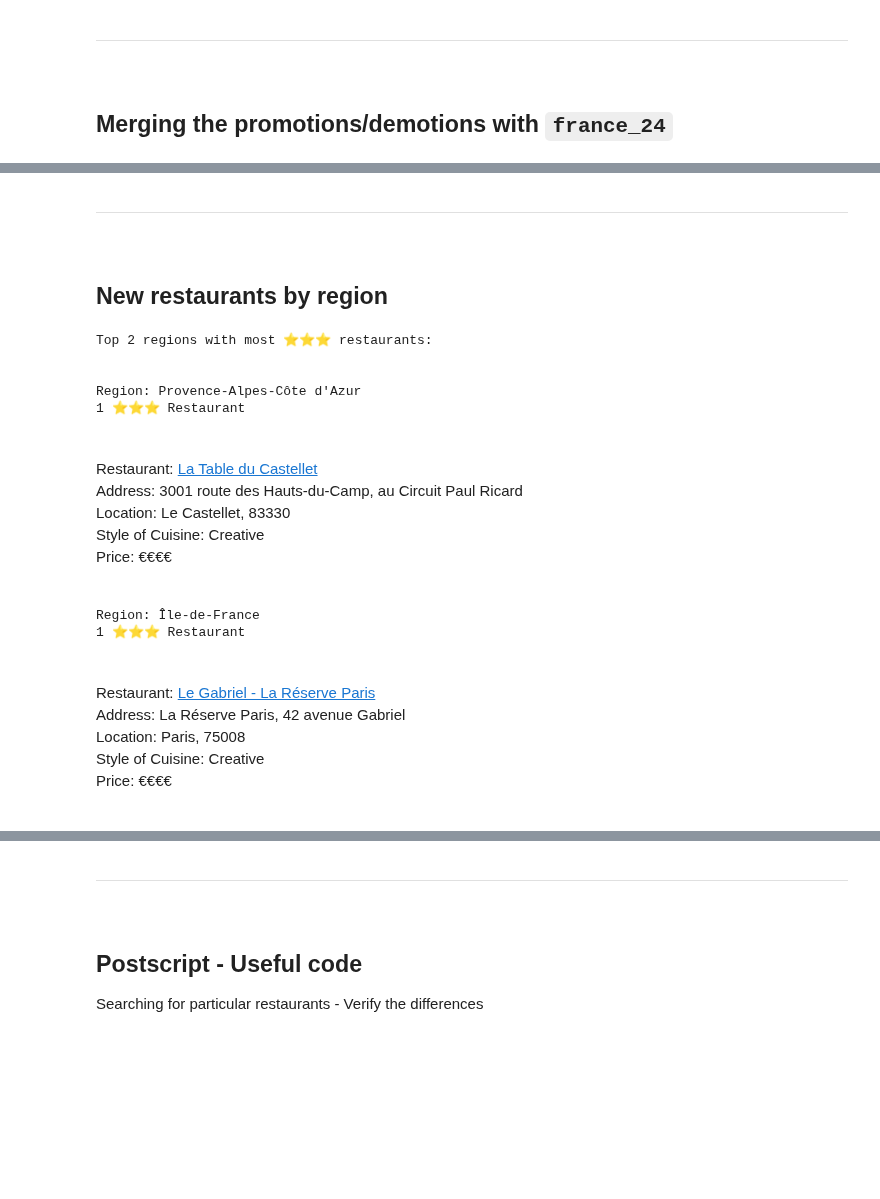
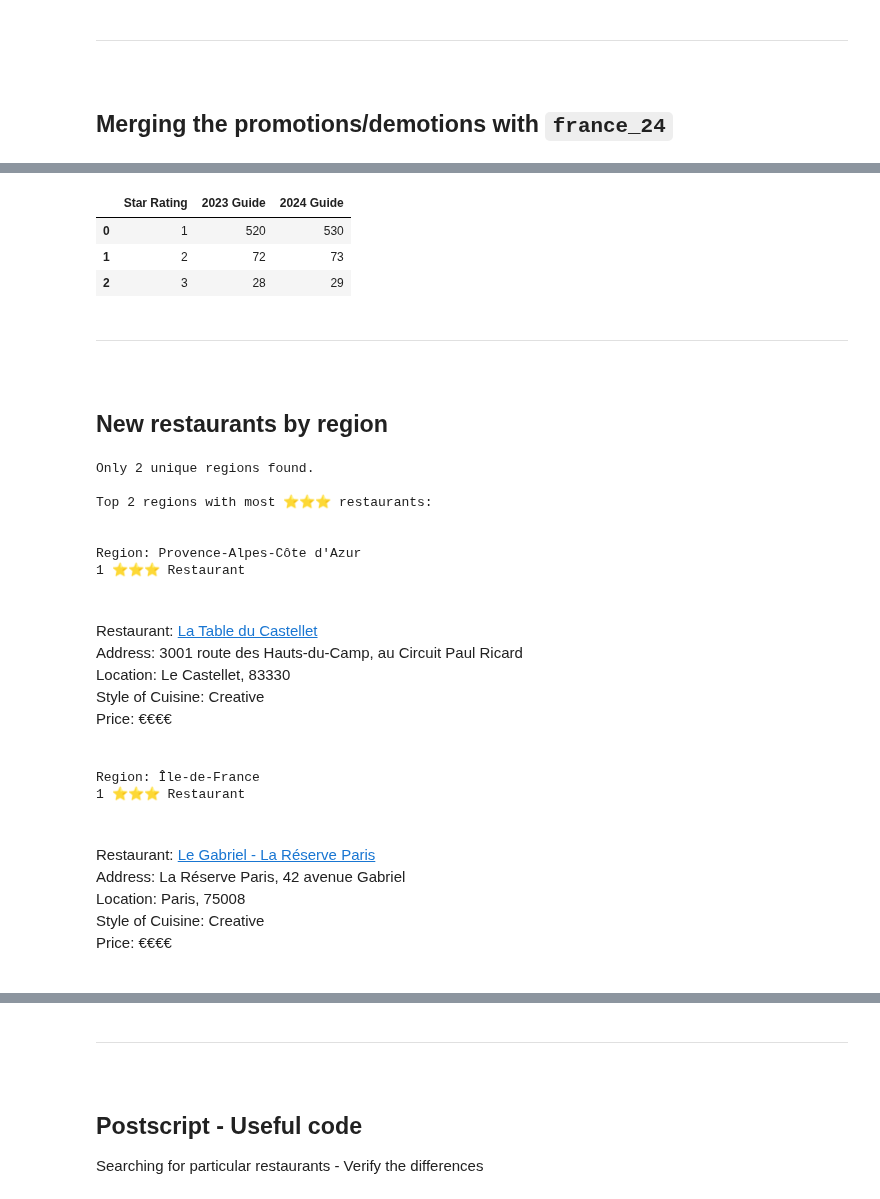
Before and after one commit to pineapple-bois/Michelin_Rated_Restaurants, a Jupyter notebook: Years/2024/Notebooks/France/France_Changes.ipynb, the cells around one changed output, grey strips where cells are left out. Cells and saved outputs as stored; diff of their text form; code cells hidden in the pictures; blank space fills up the shorter version.

```diff
--- a/Years/2024/Notebooks/France/France_Changes.ipynb
+++ b/Years/2024/Notebooks/France/France_Changes.ipynb
@@ -434,3 +438,30 @@ merged_changes
+# %%
+stars_23 = france_23[france_23['stars'] >= 1]
+stars_24 = france_24[france_24['stars'] >= 1]
+# %%
+# Count the occurrences of each star in france_23 and france_24
+stars_count_23 = stars_23.groupby('stars').size()
+stars_count_24 = stars_24.groupby('stars').size()
+
+# Ensure all possible star values are represented, even if there are no restaurants with that count
+star_ratings = [1, 2, 3]
+stars_count_23 = stars_count_23.reindex(star_ratings)
+stars_count_24 = stars_count_24.reindex(star_ratings)
+
+# Create a DataFrame to display the counts side by side
+star_comparison_table = pd.DataFrame({
+    'Star Rating': star_ratings,
+    '2023 Guide': stars_count_23.values,
+    '2024 Guide': stars_count_24.values
+})
+
+# Display the table
+star_comparison_table4
+# %% [output]
+|  | Star Rating | 2023 Guide | 2024 Guide |
+| 0 | 1 | 520 | 530 |
+| 1 | 2 | 72 | 73 |
+| 2 | 3 | 28 | 29 |
 # %% [markdown]
 ----
 &nbsp;
@@ -439,8 +470,10 @@ merged_changes
 # Function import
 from Functions.functions_visualisation import top_restaurants
 # %%
-top_restaurants(merged_changes, granularity='region', star_rating=3, top_n=2)
+top_restaurants(merged_changes, granularity='region', star_rating=3, top_n=5)
 # %% [output]
+Only 2 unique regions found.
+
 Top 2 regions with most ⭐⭐⭐ restaurants:
 
 
```
Also changed, not shown: parts of 8 cells of this notebook, 1 other file.
